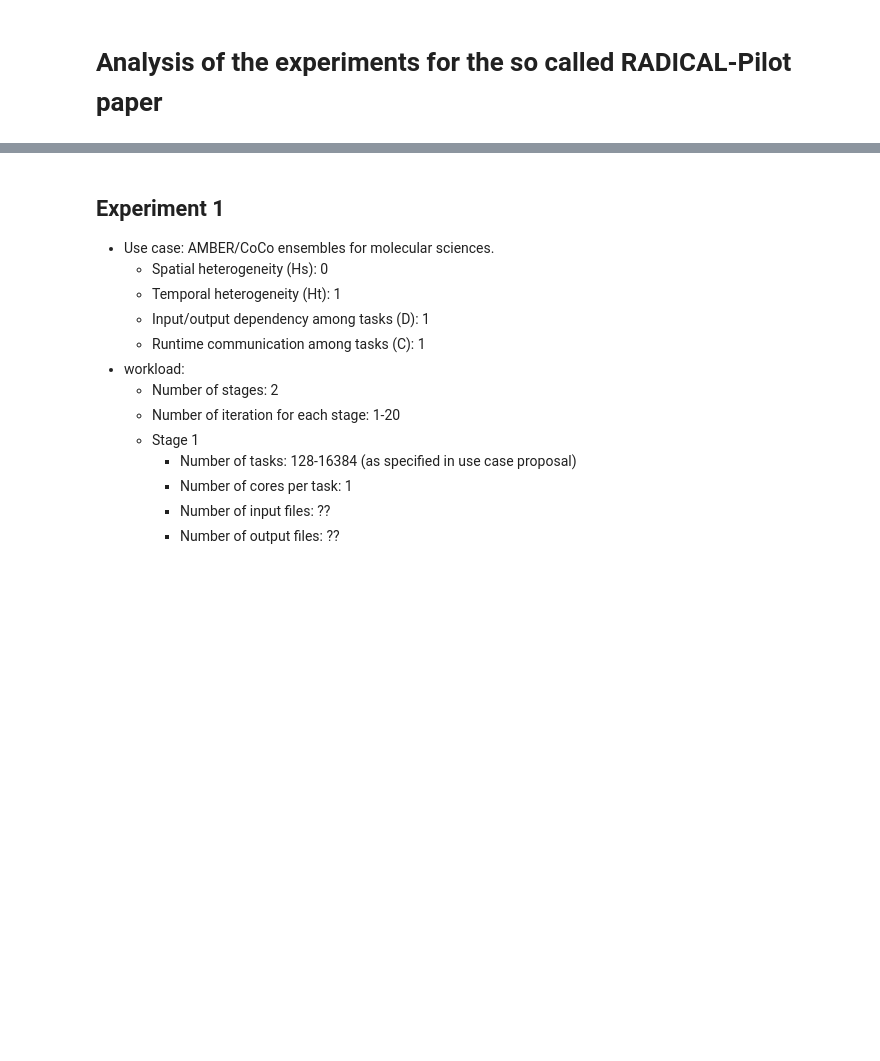
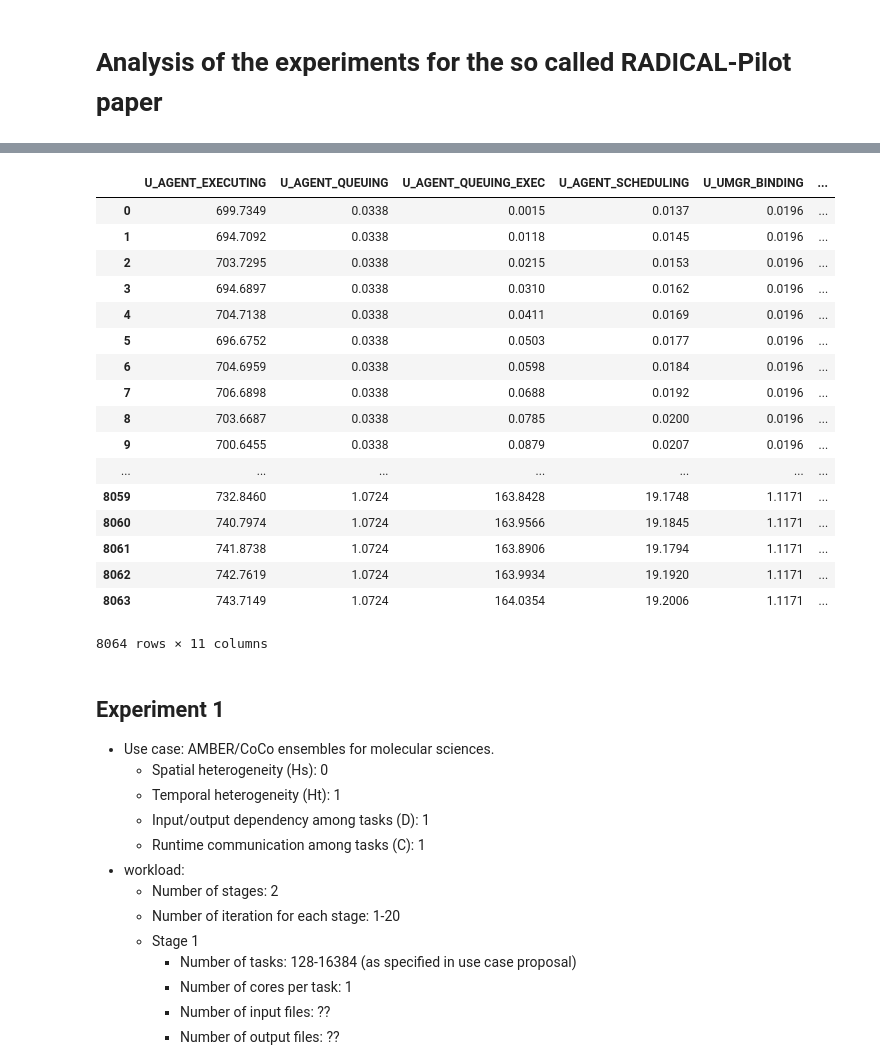
Before and after one commit to radical-experiments/rp-paper, a Jupyter notebook: analysis/rp_paper_experiments.ipynb, the cells around one changed output, grey strips where cells are left out. Cells and saved outputs as stored; diff of their text form; code cells hidden in the pictures; blank space fills up the shorter version.

```diff
--- a/analysis/rp_paper_experiments.ipynb
+++ b/analysis/rp_paper_experiments.ipynb
@@ -95,3 +136,24 @@ units = pd.read_csv('data/units.csv', index_col=0)
+# %%
+units
+# %% [output]
+|  | U_AGENT_EXECUTING | U_AGENT_QUEUING | U_AGENT_QUEUING_EXEC | U_AGENT_SCHEDULING | U_UMGR_BINDING | ... |
+| 0 | 699.7349 | 0.0338 | 0.0015 | 0.0137 | 0.0196 | ... |
+| 1 | 694.7092 | 0.0338 | 0.0118 | 0.0145 | 0.0196 | ... |
+| 2 | 703.7295 | 0.0338 | 0.0215 | 0.0153 | 0.0196 | ... |
+| 3 | 694.6897 | 0.0338 | 0.0310 | 0.0162 | 0.0196 | ... |
+| 4 | 704.7138 | 0.0338 | 0.0411 | 0.0169 | 0.0196 | ... |
+| 5 | 696.6752 | 0.0338 | 0.0503 | 0.0177 | 0.0196 | ... |
+| 6 | 704.6959 | 0.0338 | 0.0598 | 0.0184 | 0.0196 | ... |
+| 7 | 706.6898 | 0.0338 | 0.0688 | 0.0192 | 0.0196 | ... |
+| 8 | 703.6687 | 0.0338 | 0.0785 | 0.0200 | 0.0196 | ... |
+| 9 | 700.6455 | 0.0338 | 0.0879 | 0.0207 | 0.0196 | ... |
+| ... | ... | ... | ... | ... | ... | ... |
+| 8059 | 732.8460 | 1.0724 | 163.8428 | 19.1748 | 1.1171 | ... |
+| 8060 | 740.7974 | 1.0724 | 163.9566 | 19.1845 | 1.1171 | ... |
+| 8061 | 741.8738 | 1.0724 | 163.8906 | 19.1794 | 1.1171 | ... |
+| 8062 | 742.7619 | 1.0724 | 163.9934 | 19.1920 | 1.1171 | ... |
+| 8063 | 743.7149 | 1.0724 | 164.0354 | 19.2006 | 1.1171 | ... |
+8064 rows × 11 columns
 # %% [markdown]
 ## Experiment 1
 
```
Also changed, not shown: parts of 5 cells of this notebook.
